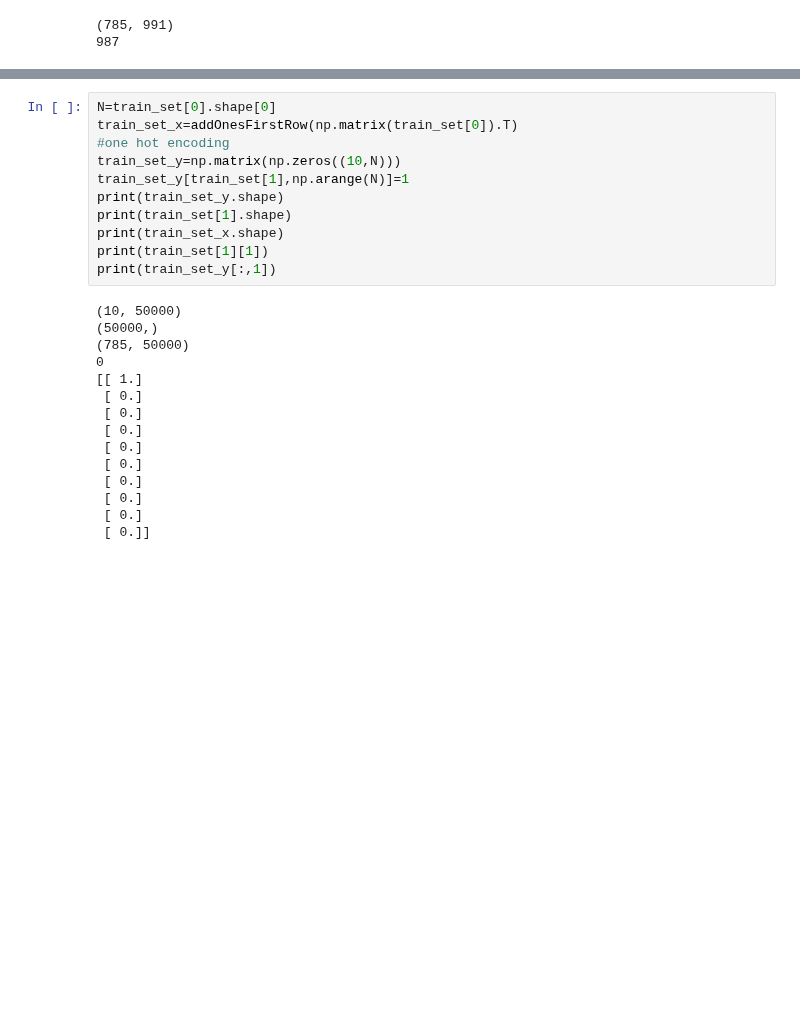
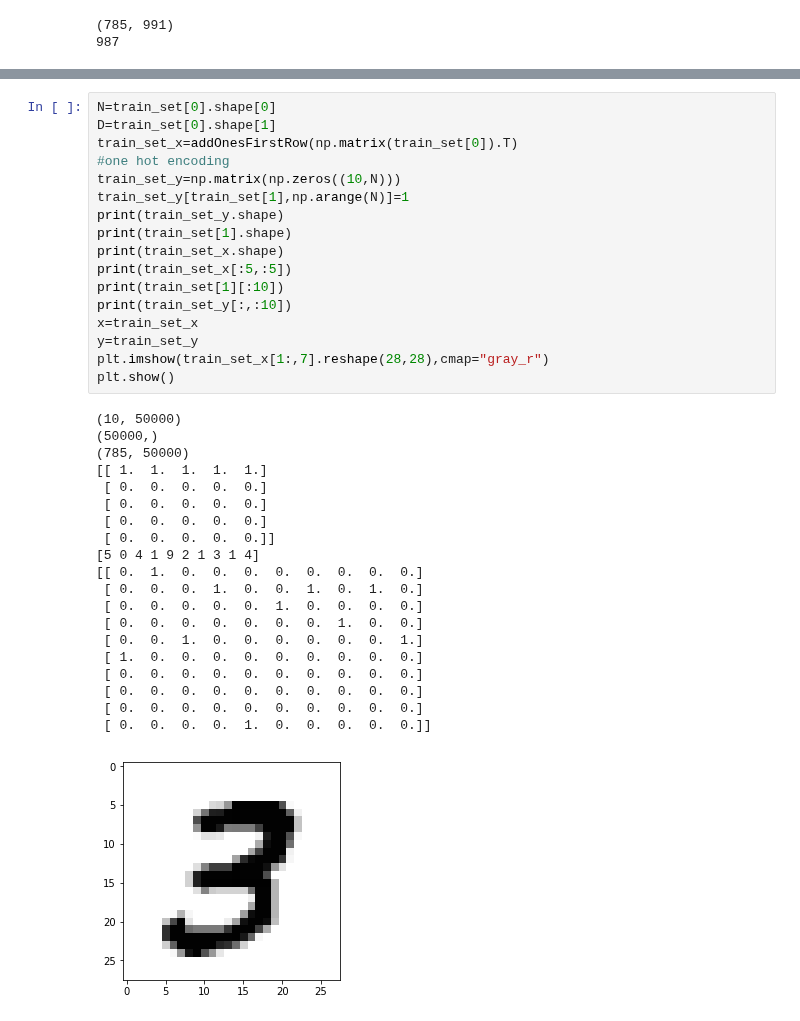
Before and after one commit to franciscodominguezmateos/IntroduccionDeepLearning, a Jupyter notebook: IntroduccionDeepLearning.ipynb, the cells around one changed output, grey strips where cells are left out. Drawn from its saved outputs; the diff is of its cells as text; blank space fills up the shorter version.

```diff
--- a/IntroduccionDeepLearning.ipynb
+++ b/IntroduccionDeepLearning.ipynb
@@ -375,26 +373,38 @@ plt.show()
 # %%
 N=train_set[0].shape[0]
+D=train_set[0].shape[1]
 train_set_x=addOnesFirstRow(np.matrix(train_set[0]).T)
 #one hot encoding
 train_set_y=np.matrix(np.zeros((10,N)))
 train_set_y[train_set[1],np.arange(N)]=1
 print(train_set_y.shape)
 print(train_set[1].shape)
 print(train_set_x.shape)
-print(train_set[1][1])
-print(train_set_y[:,1])
+print(train_set_x[:5,:5])
+print(train_set[1][:10])
+print(train_set_y[:,:10])
+x=train_set_x
+y=train_set_y
+plt.imshow(train_set_x[1:,7].reshape(28,28),cmap="gray_r")
+plt.show()
 # %% [output]
 (10, 50000)
 (50000,)
 (785, 50000)
-0
-[[ 1.]
- [ 0.]
- [ 0.]
- [ 0.]
- [ 0.]
- [ 0.]
- [ 0.]
- [ 0.]
- [ 0.]
- [ 0.]]
+[[ 1.  1.  1.  1.  1.]
+ [ 0.  0.  0.  0.  0.]
+ [ 0.  0.  0.  0.  0.]
+ [ 0.  0.  0.  0.  0.]
+ [ 0.  0.  0.  0.  0.]]
+[5 0 4 1 9 2 1 3 1 4]
+[[ 0.  1.  0.  0.  0.  0.  0.  0.  0.  0.]
+ [ 0.  0.  0.  1.  0.  0.  1.  0.  1.  0.]
+ [ 0.  0.  0.  0.  0.  1.  0.  0.  0.  0.]
+ [ 0.  0.  0.  0.  0.  0.  0.  1.  0.  0.]
+ [ 0.  0.  1.  0.  0.  0.  0.  0.  0.  1.]
+ [ 1.  0.  0.  0.  0.  0.  0.  0.  0.  0.]
+ [ 0.  0.  0.  0.  0.  0.  0.  0.  0.  0.]
+ [ 0.  0.  0.  0.  0.  0.  0.  0.  0.  0.]
+ [ 0.  0.  0.  0.  0.  0.  0.  0.  0.  0.]
+ [ 0.  0.  0.  0.  1.  0.  0.  0.  0.  0.]]
+[figure, added]
```
Also changed, not shown: parts of 6 cells of this notebook.
